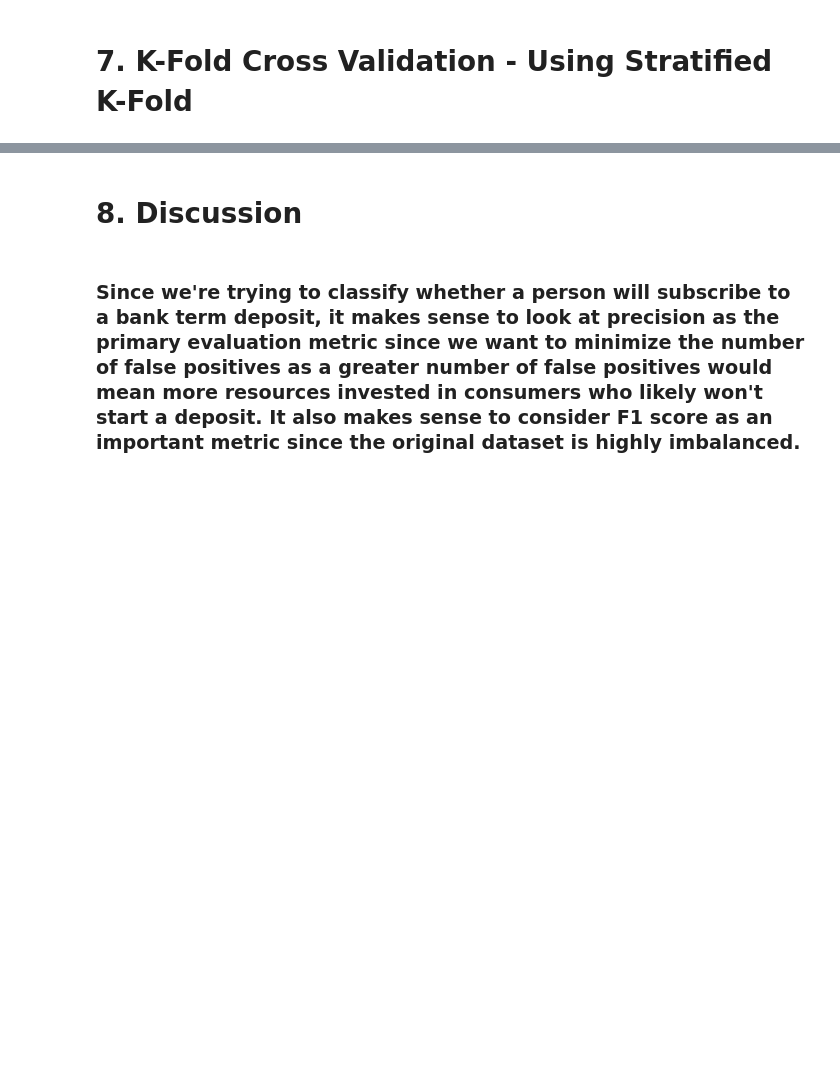
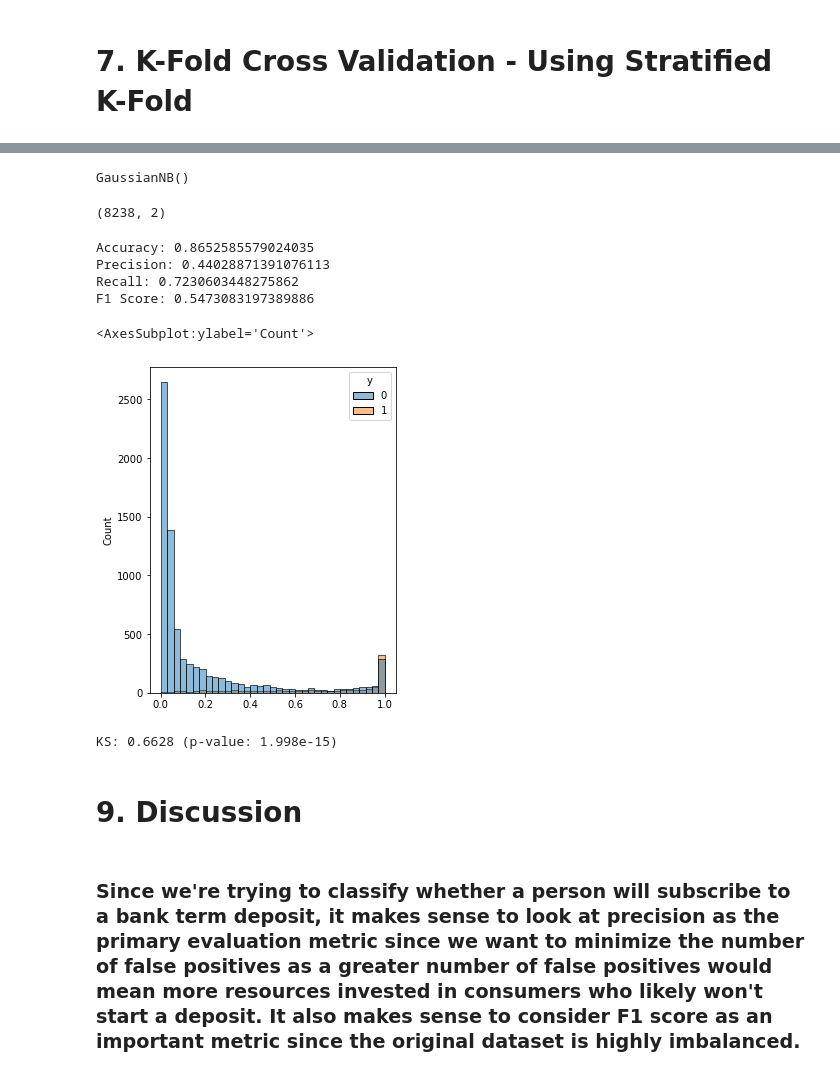
Before and after one commit to Ojasbardiya11/Bank_Marketing, a Jupyter notebook: Credit_Data.ipynb, the cells around one changed output, grey strips where cells are left out. Cells and saved outputs as stored; diff of their text form; code cells hidden in the pictures; blank space fills up the shorter version.

Commit message:
Add files via upload
Updated with KS test

```diff
--- a/Credit_Data.ipynb
+++ b/Credit_Data.ipynb
@@ -622,0 +627,5 @@ Neural Network f1 score: 43.85%
+# %%
+gnb = GaussianNB()
+gnb.fit(Xp_train, Yp_train)
+# %% [output]
+GaussianNB()
@@ -622,0 +634,20 @@ Neural Network f1 score: 43.85%
+# %%
+y_pred_probs = gnb.predict_proba(Xp_test)
+y_pred_probs.shape
+# %% [output]
+(8238, 2)
+# %%
+acc_nb = accuracy_score(Yp_test, y_pred)
+prec_nb = precision_score(Yp_test, y_pred)
+rec_nb = recall_score(Yp_test, y_pred)
+f1_nb = f1_score(Yp_test, y_pred)
+
+print("Accuracy:", acc_nb)
+print("Precision:", prec_nb)
+print("Recall:", rec_nb)
+print("F1 Score:", f1_nb)
+# %% [output]
+Accuracy: 0.8652585579024035
+Precision: 0.44028871391076113
+Recall: 0.7230603448275862
+F1 Score: 0.5473083197389886
@@ -622,0 +656,6 @@ Neural Network f1 score: 43.85%
+# %%
+fig = plt.figure(figsize = (15, 6))
+sns.histplot(x = y_pred_probs[:, 1], hue = Yp_test, ax = plt.subplot(1, 3, 1))
+# %% [output]
+<AxesSubplot:ylabel='Count'>
+[figure, added]
@@ -623,5 +670,9 @@ Neural Network f1 score: 43.85%
+# %%
+ print(f"KS: {ks.statistic:.4f} (p-value: {ks.pvalue:.3e})")
+# %% [output]
+KS: 0.6628 (p-value: 1.998e-15)
 # %% [markdown]
-# 8. Discussion
+# 9. Discussion
 # %% [markdown]
 ### Since we're trying to classify whether a person will subscribe to a bank term deposit, it makes sense to look at precision as the primary evaluation metric since we want to minimize the number of false positives as a greater number of false positives would mean more resources invested in consumers who likely won't start a deposit. It also makes sense to consider F1 score as an important metric since the original dataset is highly imbalanced.
 # %% [markdown]
```
Also changed, not shown: parts of 17 cells of this notebook.
